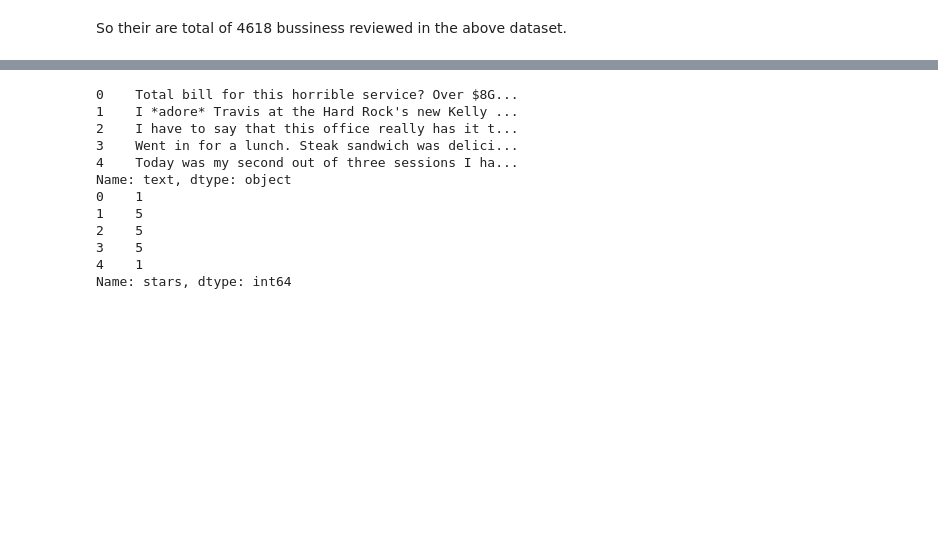
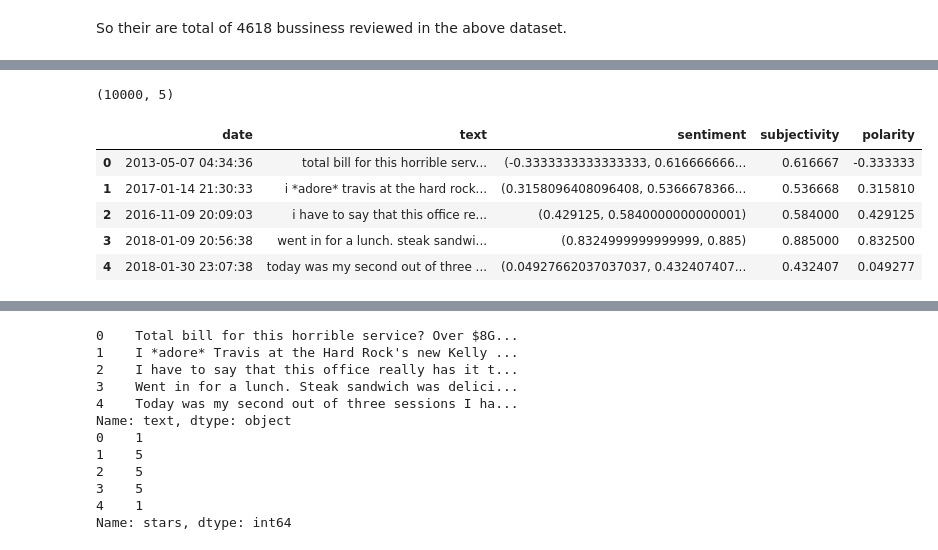
Before and after one commit to nishimishra71/Python, a Jupyter notebook: Capstone_2/Capstone_2.ipynb, the cells around one changed output, grey strips where cells are left out. Drawn from its saved outputs; the diff is of its cells as text; code cells hidden in the pictures; blank space fills up the shorter version.

```diff
--- a/Capstone_2/Capstone_2.ipynb
+++ b/Capstone_2/Capstone_2.ipynb
@@ -191,0 +227,13 @@ So their are total of 4618 bussiness reviewed in the above dataset.
+# %%
+df_new.shape
+# %% [output]
+(10000, 5)
+# %%
+df_new.head()
+# %% [output]
+|  | date | text | sentiment | subjectivity | polarity |
+| 0 | 2013-05-07 04:34:36 | total bill for this horrible serv... | (-0.3333333333333333, 0.616666666... | 0.616667 | -0.333333 |
+| 1 | 2017-01-14 21:30:33 | i *adore* travis at the hard rock... | (0.3158096408096408, 0.5366678366... | 0.536668 | 0.315810 |
+| 2 | 2016-11-09 20:09:03 | i have to say that this office re... | (0.429125, 0.5840000000000001) | 0.584000 | 0.429125 |
+| 3 | 2018-01-09 20:56:38 | went in for a lunch. steak sandwi... | (0.8324999999999999, 0.885) | 0.885000 | 0.832500 |
+| 4 | 2018-01-30 23:07:38 | today was my second out of three ... | (0.04927662037037037, 0.432407407... | 0.432407 | 0.049277 |
```
Also changed, not shown: parts of 16 cells of this notebook.
